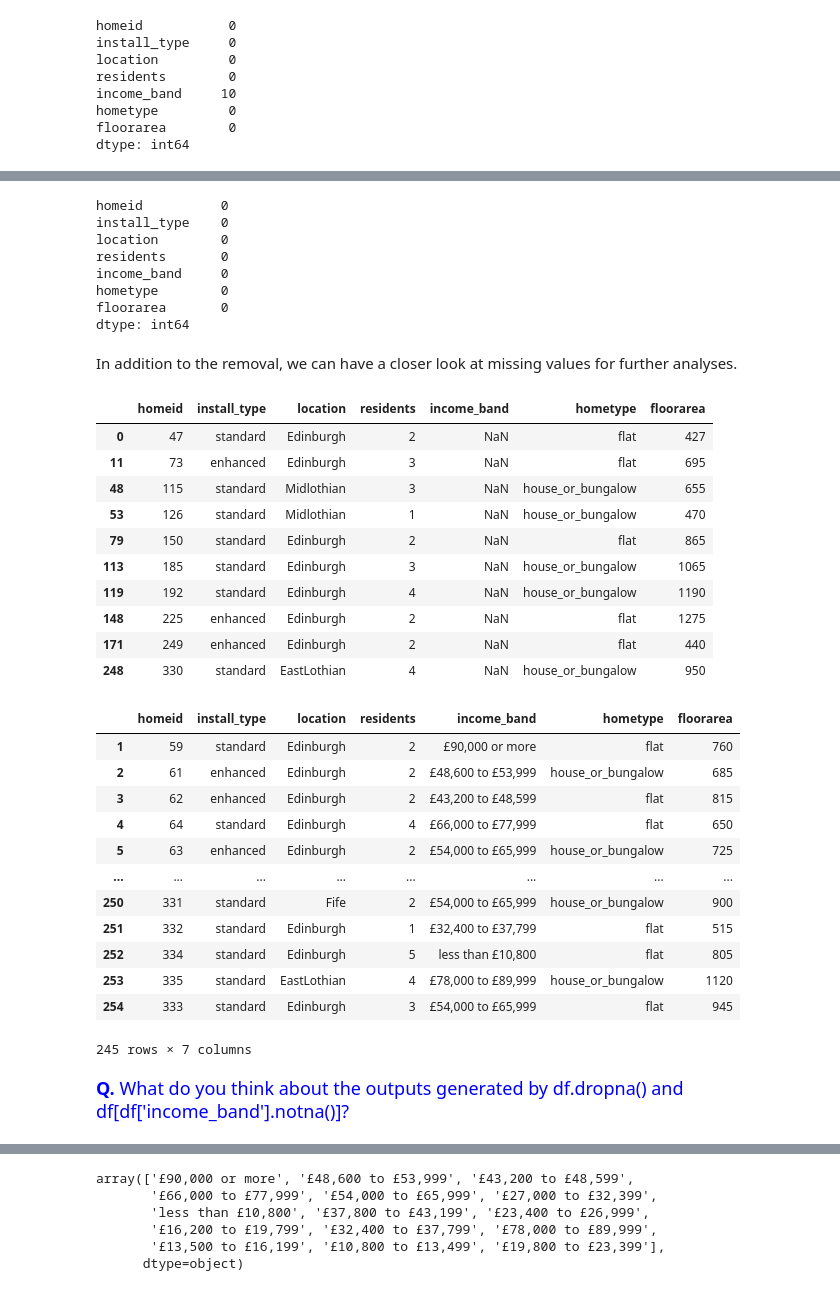
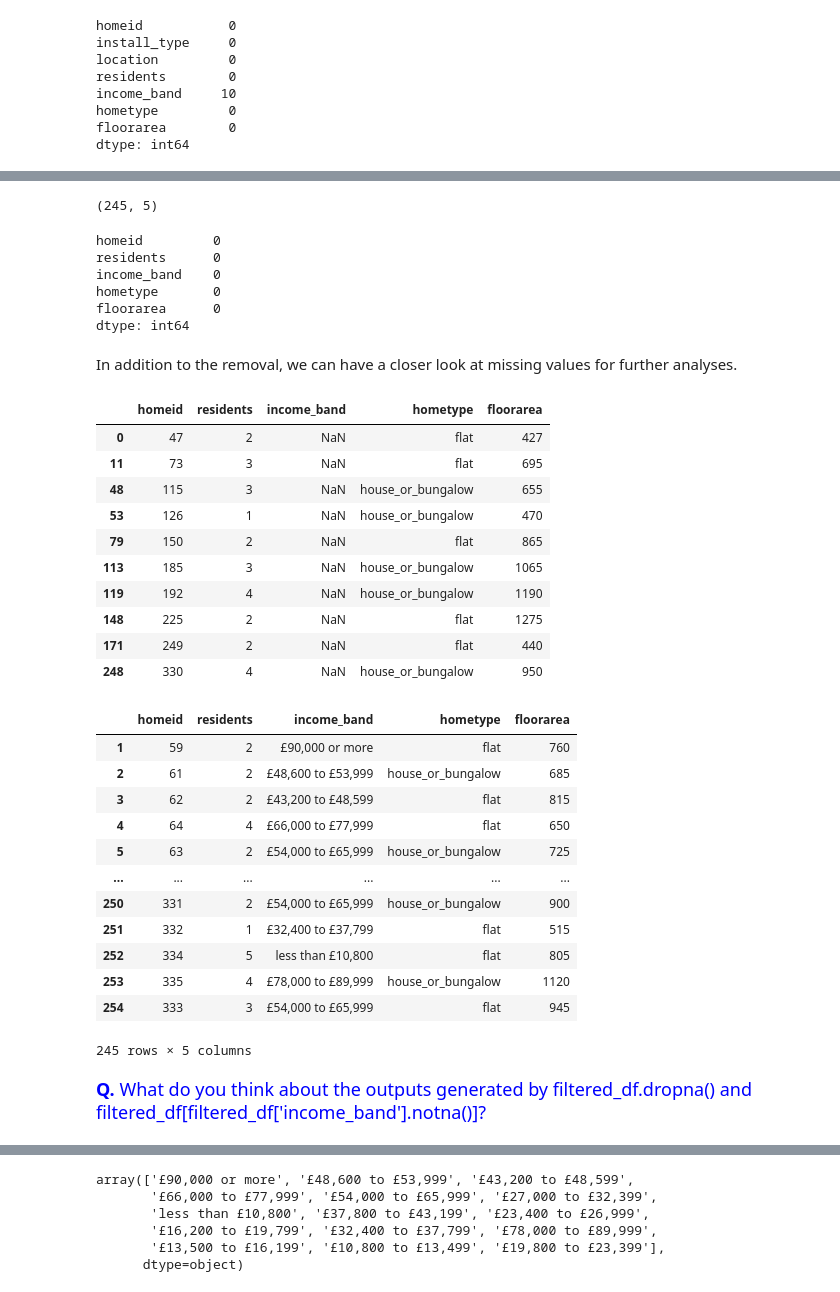
Before and after one commit to HHansi/Machine-Learning-CPD-Course, a Jupyter notebook: Data_Cleaning_and_Visualisation.ipynb, the cells around one changed output, grey strips where cells are left out. Cells and saved outputs as stored; diff of their text form; code cells hidden in the pictures.

```diff
--- a/Data_Cleaning_and_Visualisation.ipynb
+++ b/Data_Cleaning_and_Visualisation.ipynb
@@ -95,0 +114,7 @@ The above output shows that the data set has null/ missing values. As the first
+# %%
+'''
+Remove columns installation_type and location from the DataFrame.
+Pandas drop() function removes specified labels from rows or columns.
+'''
+filtered_df = df.drop(['install_type', 'location'], axis=1)
+filtered_df.head(5)
@@ -98,52 +143,52 @@ The above output shows that the data set has null/ missing values. As the first
 Remove all missing values in the DataFrame.
 Pandas dropna() function removes rows and columns with Null/NaN values.
 '''
-cleaned_df = df.dropna()
+cleaned_df = filtered_df.dropna()
+print(cleaned_df.shape)
 
 # Verify whether the cleaned output contains any null values
 cleaned_df.isna().sum()
 # %% [output]
-homeid          0
-install_type    0
-location        0
-residents       0
-income_band     0
-hometype        0
-floorarea       0
-dtype: int64
+(245, 5)
+homeid         0
+residents      0
+income_band    0
+hometype       0
+floorarea      0
+dtype: int64
 # %% [markdown]
 In addition to the removal, we can have a closer look at missing values for further analyses.
 # %%
 # Filter DataFrame rows which do not have income_band details
-df[df['income_band'].isna()]
+filtered_df[filtered_df['income_band'].isna()]
 # %% [output]
-|  | homeid | install_type | location | residents | income_band | hometype | floorarea |
-| 0 | 47 | standard | Edinburgh | 2 | NaN | flat | 427 |
-| 11 | 73 | enhanced | Edinburgh | 3 | NaN | flat | 695 |
-| 48 | 115 | standard | Midlothian | 3 | NaN | house_or_bungalow | 655 |
-| 53 | 126 | standard | Midlothian | 1 | NaN | house_or_bungalow | 470 |
-| 79 | 150 | standard | Edinburgh | 2 | NaN | flat | 865 |
-| 113 | 185 | standard | Edinburgh | 3 | NaN | house_or_bungalow | 1065 |
-| 119 | 192 | standard | Edinburgh | 4 | NaN | house_or_bungalow | 1190 |
-| 148 | 225 | enhanced | Edinburgh | 2 | NaN | flat | 1275 |
-| 171 | 249 | enhanced | Edinburgh | 2 | NaN | flat | 440 |
-| 248 | 330 | standard | EastLothian | 4 | NaN | house_or_bungalow | 950 |
+|  | homeid | residents | income_band | hometype | floorarea |
+| 0 | 47 | 2 | NaN | flat | 427 |
+| 11 | 73 | 3 | NaN | flat | 695 |
+| 48 | 115 | 3 | NaN | house_or_bungalow | 655 |
+| 53 | 126 | 1 | NaN | house_or_bungalow | 470 |
+| 79 | 150 | 2 | NaN | flat | 865 |
+| 113 | 185 | 3 | NaN | house_or_bungalow | 1065 |
+| 119 | 192 | 4 | NaN | house_or_bungalow | 1190 |
+| 148 | 225 | 2 | NaN | flat | 1275 |
+| 171 | 249 | 2 | NaN | flat | 440 |
+| 248 | 330 | 4 | NaN | house_or_bungalow | 950 |
 # %%
 # Filter DataFrame rows which have income_band details
-df[df['income_band'].notna()]
+filtered_df[filtered_df['income_band'].notna()]
 # %% [output]
-|  | homeid | install_type | location | residents | income_band | hometype | floorarea |
-| 1 | 59 | standard | Edinburgh | 2 | £90,000 or more | flat | 760 |
-| 2 | 61 | enhanced | Edinburgh | 2 | £48,600 to £53,999 | house_or_bungalow | 685 |
-| 3 | 62 | enhanced | Edinburgh | 2 | £43,200 to £48,599 | flat | 815 |
-| 4 | 64 | standard | Edinburgh | 4 | £66,000 to £77,999 | flat | 650 |
-| 5 | 63 | enhanced | Edinburgh | 2 | £54,000 to £65,999 | house_or_bungalow | 725 |
-| ... | ... | ... | ... | ... | ... | ... | ... |
-| 250 | 331 | standard | Fife | 2 | £54,000 to £65,999 | house_or_bungalow | 900 |
-| 251 | 332 | standard | Edinburgh | 1 | £32,400 to £37,799 | flat | 515 |
-| 252 | 334 | standard | Edinburgh | 5 | less than £10,800 | flat | 805 |
-| 253 | 335 | standard | EastLothian | 4 | £78,000 to £89,999 | house_or_bungalow | 1120 |
-| 254 | 333 | standard | Edinburgh | 3 | £54,000 to £65,999 | flat | 945 |
+|  | homeid | residents | income_band | hometype | floorarea |
+| 1 | 59 | 2 | £90,000 or more | flat | 760 |
+| 2 | 61 | 2 | £48,600 to £53,999 | house_or_bungalow | 685 |
+| 3 | 62 | 2 | £43,200 to £48,599 | flat | 815 |
+| 4 | 64 | 4 | £66,000 to £77,999 | flat | 650 |
+| 5 | 63 | 2 | £54,000 to £65,999 | house_or_bungalow | 725 |
+| ... | ... | ... | ... | ... | ... |
+| 250 | 331 | 2 | £54,000 to £65,999 | house_or_bungalow | 900 |
+| 251 | 332 | 1 | £32,400 to £37,799 | flat | 515 |
+| 252 | 334 | 5 | less than £10,800 | flat | 805 |
+| 253 | 335 | 4 | £78,000 to £89,999 | house_or_bungalow | 1120 |
+| 254 | 333 | 3 | £54,000 to £65,999 | flat | 945 |
-245 rows × 7 columns
+245 rows × 5 columns
 # %% [markdown]
-<font size=4 color="blue">**Q.** What do you think about the outputs generated by df.dropna() and df[df['income_band'].notna()]? <font>
+<font size=4 color="blue">**Q.** What do you think about the outputs generated by filtered_df.dropna() and filtered_df[filtered_df['income_band'].notna()]? <font>
```
Also changed, not shown: parts of 33 cells of this notebook.
